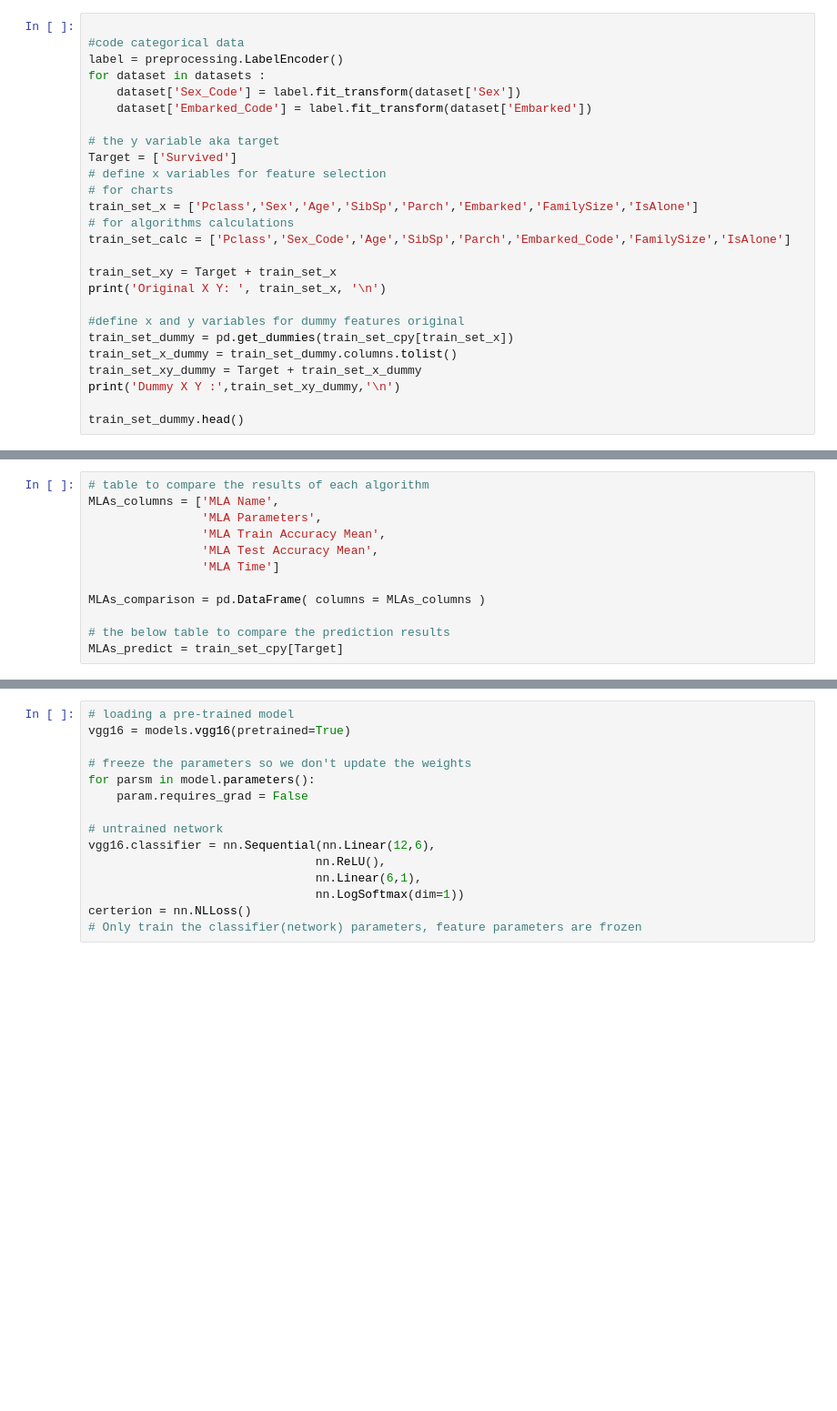
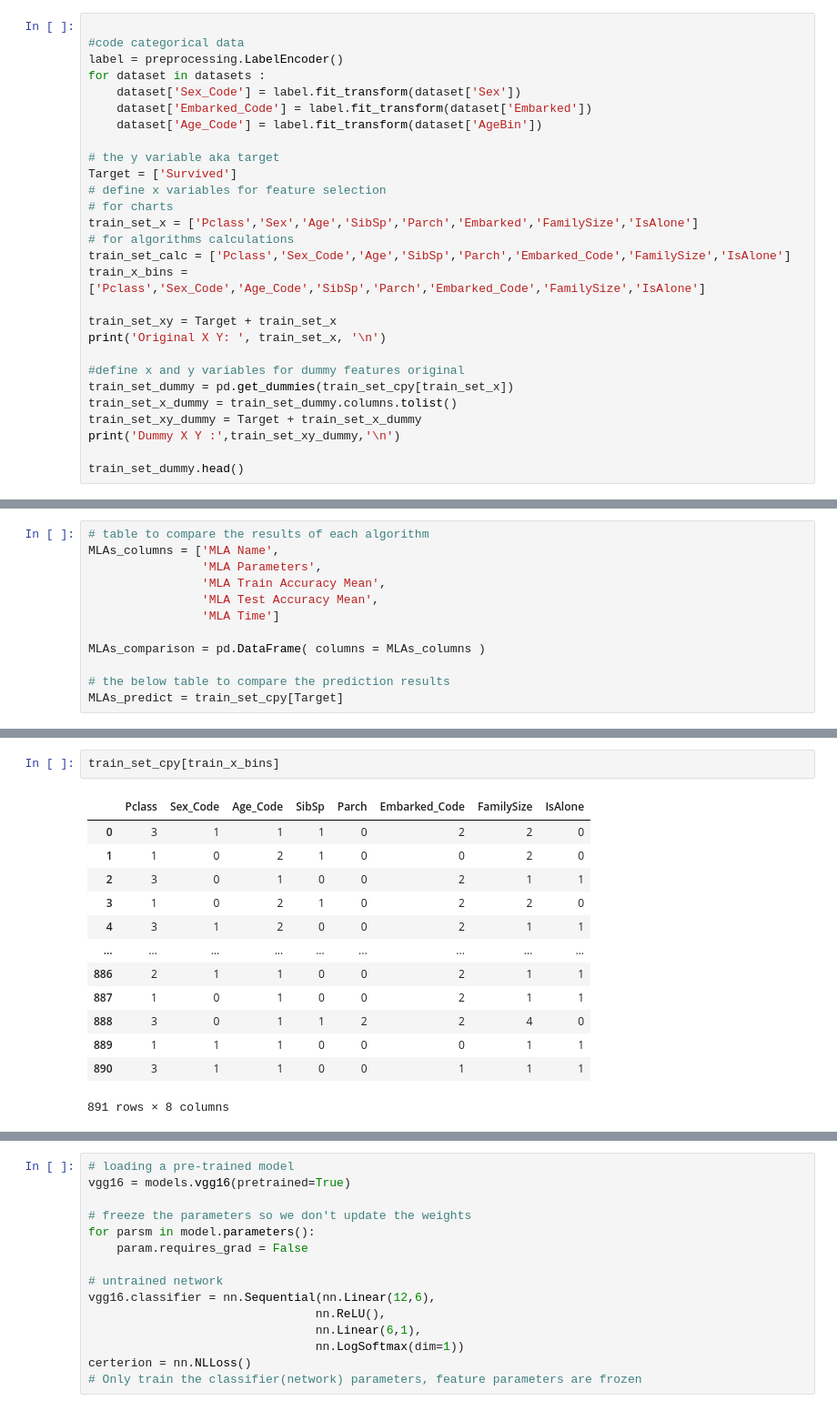
Before and after one commit to yaraxxx/TitanicSurvivalsPrediction, a Jupyter notebook: Survival_AI.ipynb, the cells around one changed output, grey strips where cells are left out. Shown: that part at 91% size. Drawn from its saved outputs; the diff is of its cells as text; blank space fills up the shorter version.

Commit message:
Training and testing done

```diff
--- a/Survival_AI.ipynb
+++ b/Survival_AI.ipynb
@@ -268,6 +292,7 @@ label = preprocessing.LabelEncoder()
 for dataset in datasets :
     dataset['Sex_Code'] = label.fit_transform(dataset['Sex'])
     dataset['Embarked_Code'] = label.fit_transform(dataset['Embarked'])
+    dataset['Age_Code'] = label.fit_transform(dataset['AgeBin'])
 
 # the y variable aka target
 Target = ['Survived']
@@ -276,6 +301,7 @@ Target = ['Survived']
 train_set_x = ['Pclass','Sex','Age','SibSp','Parch','Embarked','FamilySize','IsAlone']
 # for algorithms calculations
 train_set_calc = ['Pclass','Sex_Code','Age','SibSp','Parch','Embarked_Code','FamilySize','IsAlone']
+train_x_bins = ['Pclass','Sex_Code','Age_Code','SibSp','Parch','Embarked_Code','FamilySize','IsAlone']
 
 train_set_xy = Target + train_set_x
 print('Original X Y: ', train_set_x, '\n')
@@ -603,3 +675,19 @@ MLAs_predict = train_set_cpy[Target]
+# %%
+train_set_cpy[train_x_bins]
+# %% [output]
+|  | Pclass | Sex_Code | Age_Code | SibSp | Parch | Embarked_Code | FamilySize | IsAlone |
+| 0 | 3 | 1 | 1 | 1 | 0 | 2 | 2 | 0 |
+| 1 | 1 | 0 | 2 | 1 | 0 | 0 | 2 | 0 |
+| 2 | 3 | 0 | 1 | 0 | 0 | 2 | 1 | 1 |
+| 3 | 1 | 0 | 2 | 1 | 0 | 2 | 2 | 0 |
+| 4 | 3 | 1 | 2 | 0 | 0 | 2 | 1 | 1 |
+| ... | ... | ... | ... | ... | ... | ... | ... | ... |
+| 886 | 2 | 1 | 1 | 0 | 0 | 2 | 1 | 1 |
+| 887 | 1 | 0 | 1 | 0 | 0 | 2 | 1 | 1 |
+| 888 | 3 | 0 | 1 | 1 | 2 | 2 | 4 | 0 |
+| 889 | 1 | 1 | 1 | 0 | 0 | 0 | 1 | 1 |
+| 890 | 3 | 1 | 1 | 0 | 0 | 1 | 1 | 1 |
+891 rows × 8 columns
 # %%
 # indexing through the MLAs and save thier performance results
 
```
Also changed, not shown: parts of 15 cells of this notebook.
